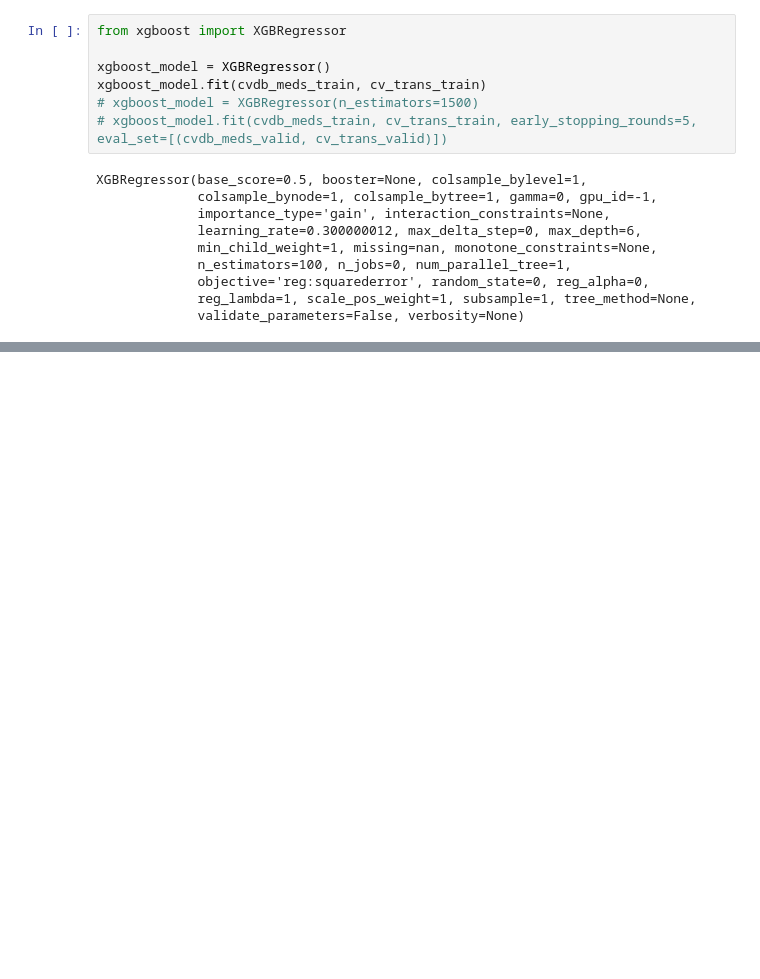
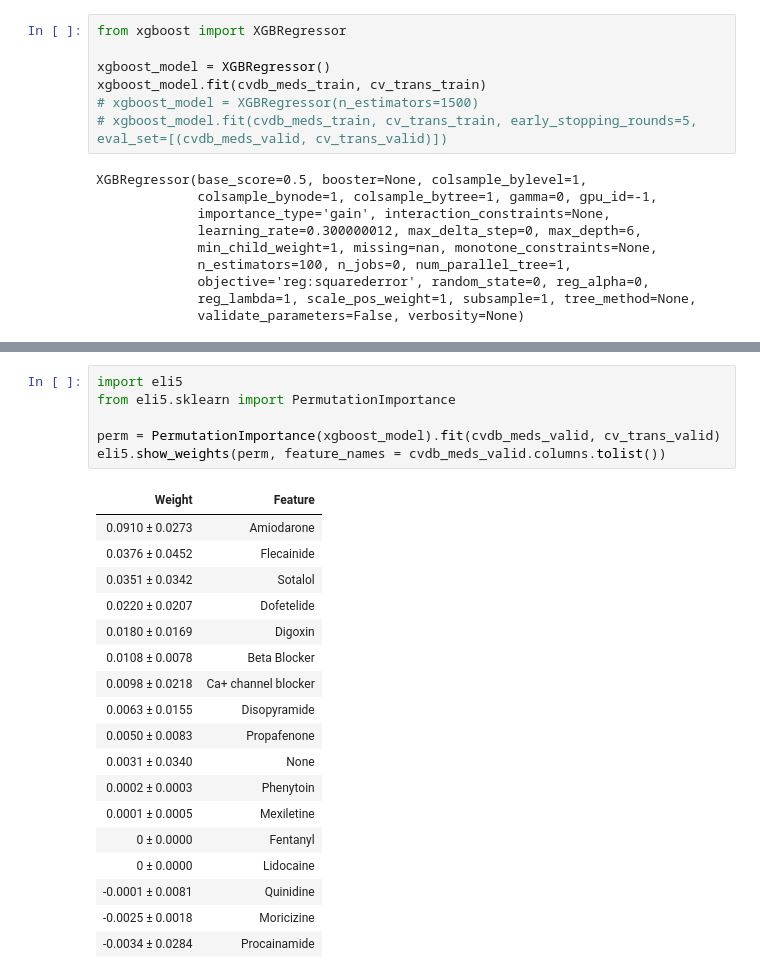
Before and after one commit to vishhvaan/ml-iraf-analysis, a Jupyter notebook: iraf-analysis-notebook.ipynb, the cells around one changed output, grey strips where cells are left out. Saved outputs shown, nothing was run; the diff lists cells and outputs as text; blank space fills up the shorter version.

```diff
--- a/iraf-analysis-notebook.ipynb
+++ b/iraf-analysis-notebook.ipynb
@@ -115,0 +107,25 @@ Model Accuracy =  0.9372262773722628
+# %%
+import eli5
+from eli5.sklearn import PermutationImportance
+
+perm = PermutationImportance(xgboost_model).fit(cvdb_meds_valid, cv_trans_valid)
+eli5.show_weights(perm, feature_names = cvdb_meds_valid.columns.tolist())
+# %% [output]
+| Weight | Feature |
+| 0.0910 ± 0.0273 | Amiodarone |
+| 0.0376 ± 0.0452 | Flecainide |
+| 0.0351 ± 0.0342 | Sotalol |
+| 0.0220 ± 0.0207 | Dofetelide |
+| 0.0180 ± 0.0169 | Digoxin |
+| 0.0108 ± 0.0078 | Beta Blocker |
+| 0.0098 ± 0.0218 | Ca+ channel blocker |
+| 0.0063 ± 0.0155 | Disopyramide |
+| 0.0050 ± 0.0083 | Propafenone |
+| 0.0031 ± 0.0340 | None |
+| 0.0002 ± 0.0003 | Phenytoin |
+| 0.0001 ± 0.0005 | Mexiletine |
+| 0 ± 0.0000 | Fentanyl |
+| 0 ± 0.0000 | Lidocaine |
+| -0.0001 ± 0.0081 | Quinidine |
+| -0.0025 ± 0.0018 | Moricizine |
+| -0.0034 ± 0.0284 | Procainamide |
```
Also changed, not shown: parts of 9 cells of this notebook.
